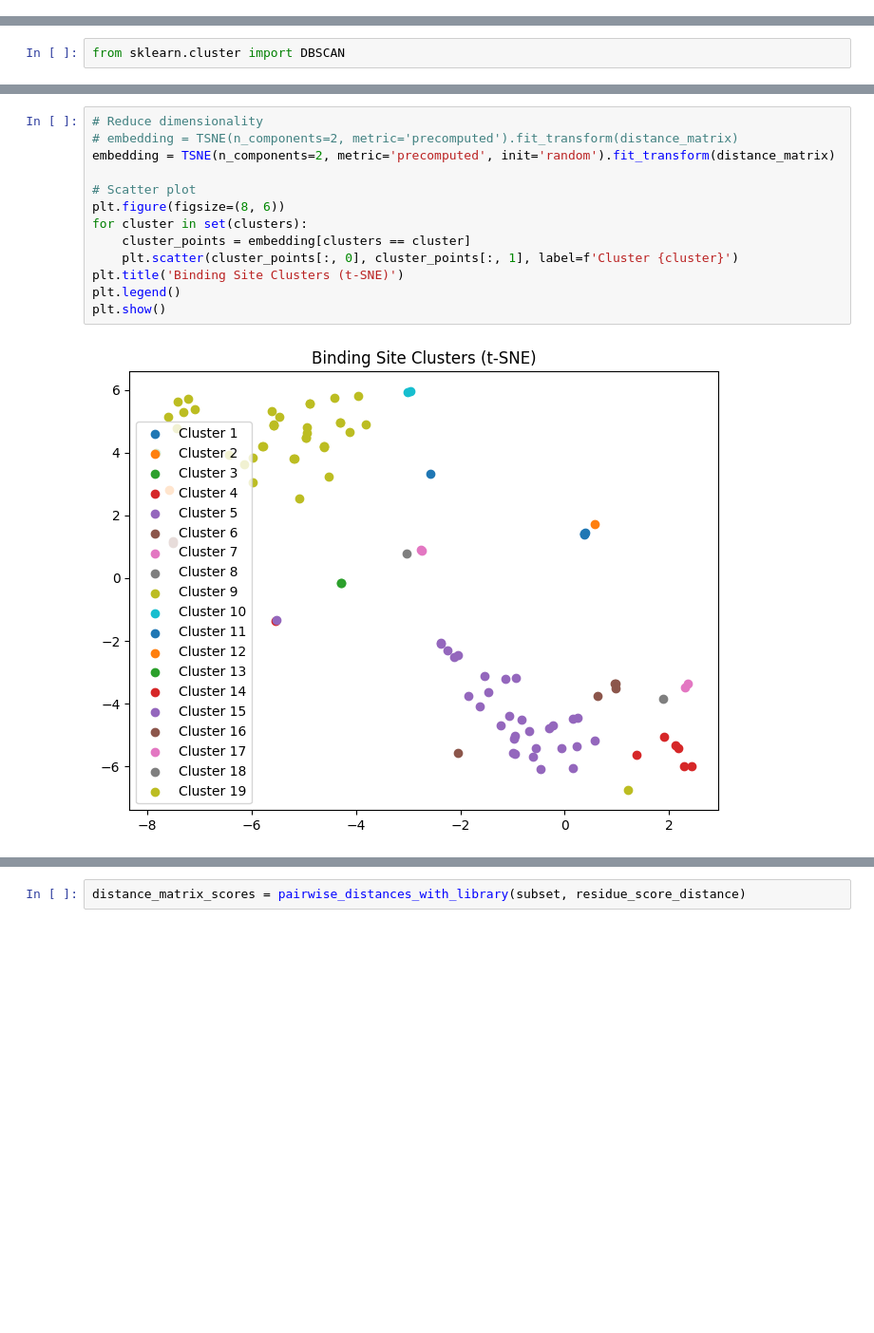
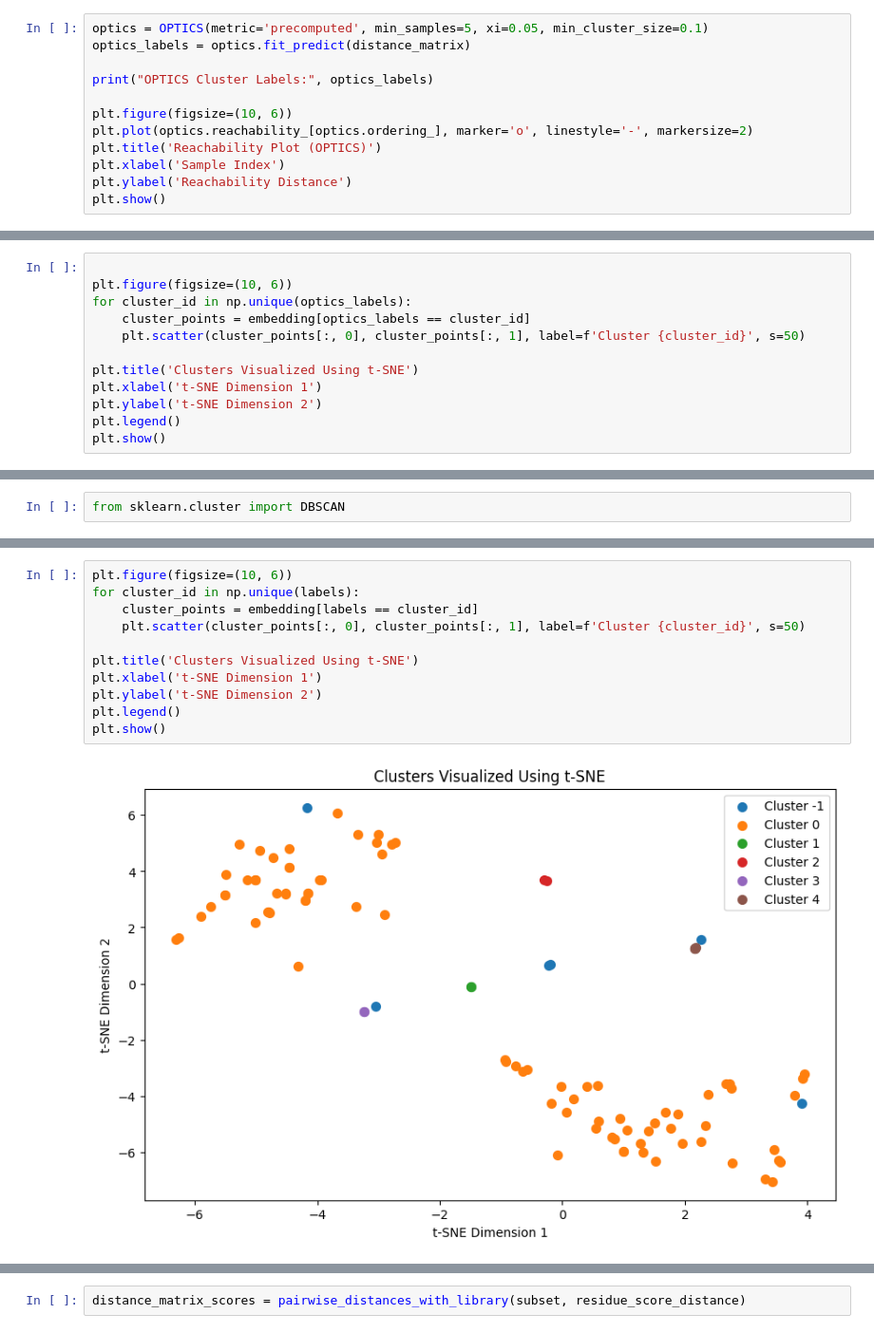
Before and after one commit to surajkarak/protein-ligand, a Jupyter notebook: binding_site_analysis.ipynb, the cells around one changed output, grey strips where cells are left out. Shown at 95% size. Drawn from its saved outputs; the diff is of its cells as text; blank space fills up the shorter version.

```diff
--- a/binding_site_analysis.ipynb
+++ b/binding_site_analysis.ipynb
@@ -283,0 +324,12 @@ Number of clusters formed: 19
+# %%
+optics = OPTICS(metric='precomputed', min_samples=5, xi=0.05, min_cluster_size=0.1)
+optics_labels = optics.fit_predict(distance_matrix)
+
+print("OPTICS Cluster Labels:", optics_labels)
+
+plt.figure(figsize=(10, 6))
+plt.plot(optics.reachability_[optics.ordering_], marker='o', linestyle='-', markersize=2)
+plt.title('Reachability Plot (OPTICS)')
+plt.xlabel('Sample Index')
+plt.ylabel('Reachability Distance')
+plt.show()
@@ -283,0 +362,12 @@ Number of clusters formed: 19
+# %%
+
+plt.figure(figsize=(10, 6))
+for cluster_id in np.unique(optics_labels):
+    cluster_points = embedding[optics_labels == cluster_id]
+    plt.scatter(cluster_points[:, 0], cluster_points[:, 1], label=f'Cluster {cluster_id}', s=50)
+
+plt.title('Clusters Visualized Using t-SNE')
+plt.xlabel('t-SNE Dimension 1')
+plt.ylabel('t-SNE Dimension 2')
+plt.legend()
+plt.show()
@@ -312,16 +431,14 @@ from sklearn.manifold import TSNE
 # %%
-# Reduce dimensionality
-# embedding = TSNE(n_components=2, metric='precomputed').fit_transform(distance_matrix)
-embedding = TSNE(n_components=2, metric='precomputed', init='random').fit_transform(distance_matrix)
+plt.figure(figsize=(10, 6))
+for cluster_id in np.unique(labels):
+    cluster_points = embedding[labels == cluster_id]
+    plt.scatter(cluster_points[:, 0], cluster_points[:, 1], label=f'Cluster {cluster_id}', s=50)
 
-# Scatter plot
-plt.figure(figsize=(8, 6))
-for cluster in set(clusters):
-    cluster_points = embedding[clusters == cluster]
-    plt.scatter(cluster_points[:, 0], cluster_points[:, 1], label=f'Cluster {cluster}')
-plt.title('Binding Site Clusters (t-SNE)')
+plt.title('Clusters Visualized Using t-SNE')
+plt.xlabel('t-SNE Dimension 1')
+plt.ylabel('t-SNE Dimension 2')
 plt.legend()
 plt.show()
 # %% [output]
-[figure, old version]
+[figure, new version]
 # %% [markdown]
```
Also changed, not shown: parts of 62 cells of this notebook.
